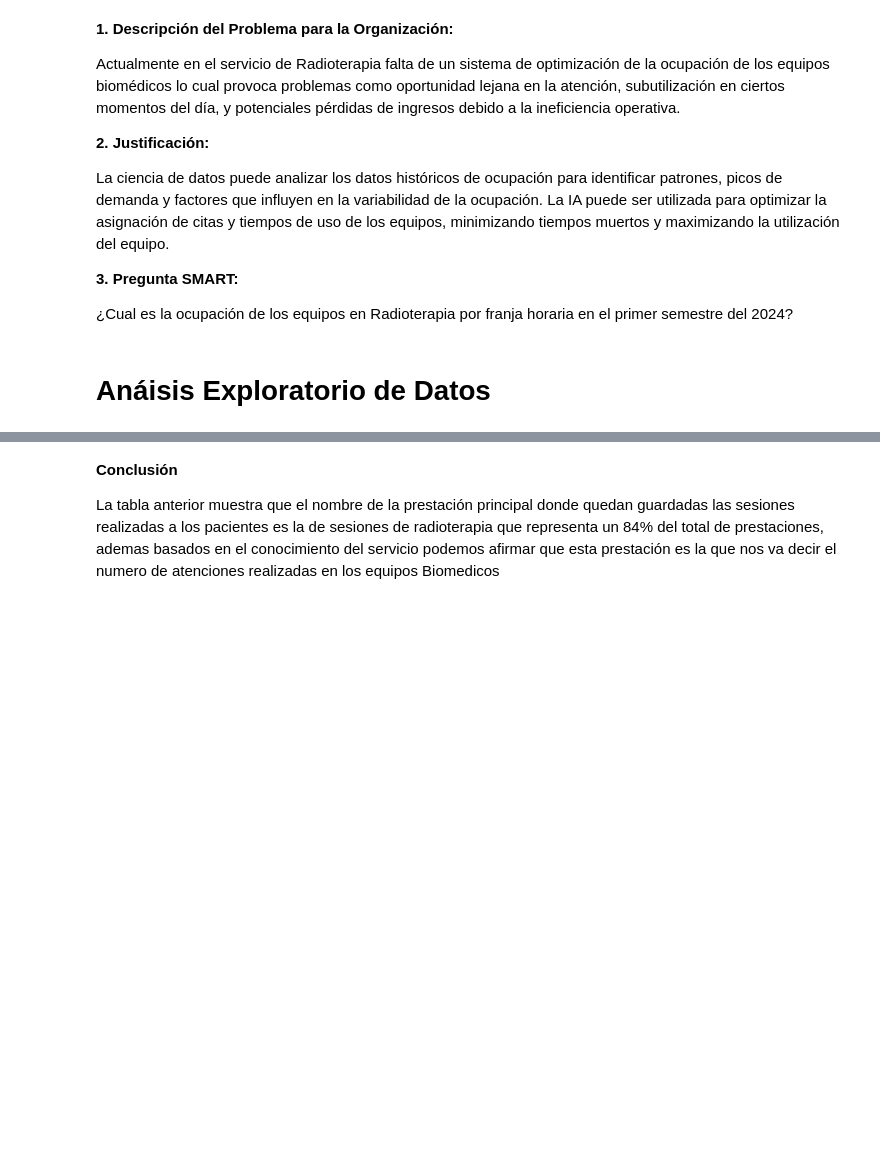
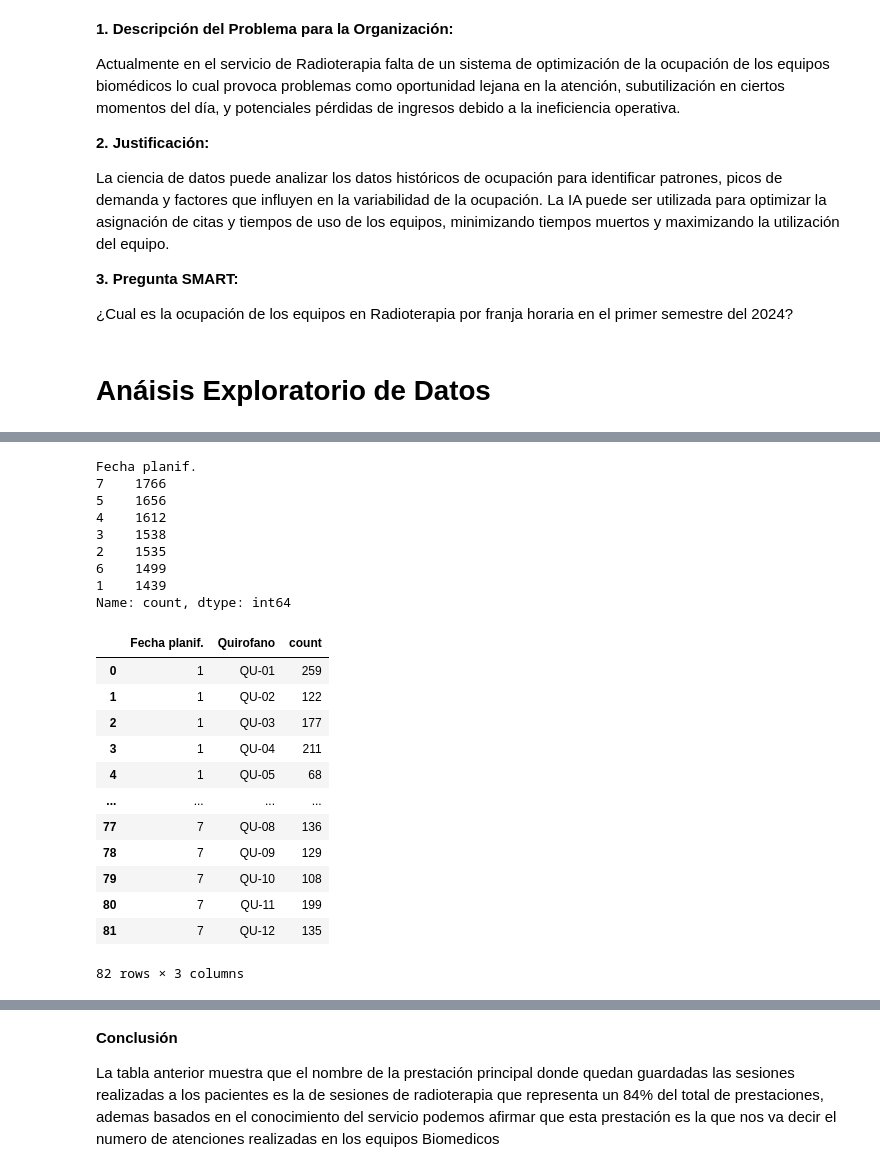
Before and after one commit to DavidD95/Clase_ADA_2024, a Jupyter notebook: Proyecto_ClaseEDA copy.ipynb, the cells around one changed output, grey strips where cells are left out. Saved outputs shown, nothing was run; the diff lists cells and outputs as text; code cells hidden in the pictures; blank space fills up the shorter version.

```diff
--- a/Proyecto_ClaseEDA copy.ipynb
+++ b/Proyecto_ClaseEDA copy.ipynb
@@ -150,0 +278,33 @@ nombre_prestacion_frequencies
+# %%
+# Group the data by month and count the number of values
+print(df2['Fecha planif.'].dt.month.value_counts())
+# Count the number of values per month and quirofano
+values_per_quirofano_month = df2.groupby([df2['Fecha planif.'].dt.month, 'Quirofano']).size().reset_index(name='count')
+values_per_quirofano_month
+
+
+#filtered_data = values_per_quirofano_month[values_per_quirofano_month['Quirofano'] == 'QU-10']
+#print(filtered_data)
+# %% [output]
+Fecha planif.
+7    1766
+5    1656
+4    1612
+3    1538
+2    1535
+6    1499
+1    1439
+Name: count, dtype: int64
+|  | Fecha planif. | Quirofano | count |
+| 0 | 1 | QU-01 | 259 |
+| 1 | 1 | QU-02 | 122 |
+| 2 | 1 | QU-03 | 177 |
+| 3 | 1 | QU-04 | 211 |
+| 4 | 1 | QU-05 | 68 |
+| ... | ... | ... | ... |
+| 77 | 7 | QU-08 | 136 |
+| 78 | 7 | QU-09 | 129 |
+| 79 | 7 | QU-10 | 108 |
+| 80 | 7 | QU-11 | 199 |
+| 81 | 7 | QU-12 | 135 |
+82 rows × 3 columns
```
Also changed, not shown: parts of 18 cells of this notebook.
